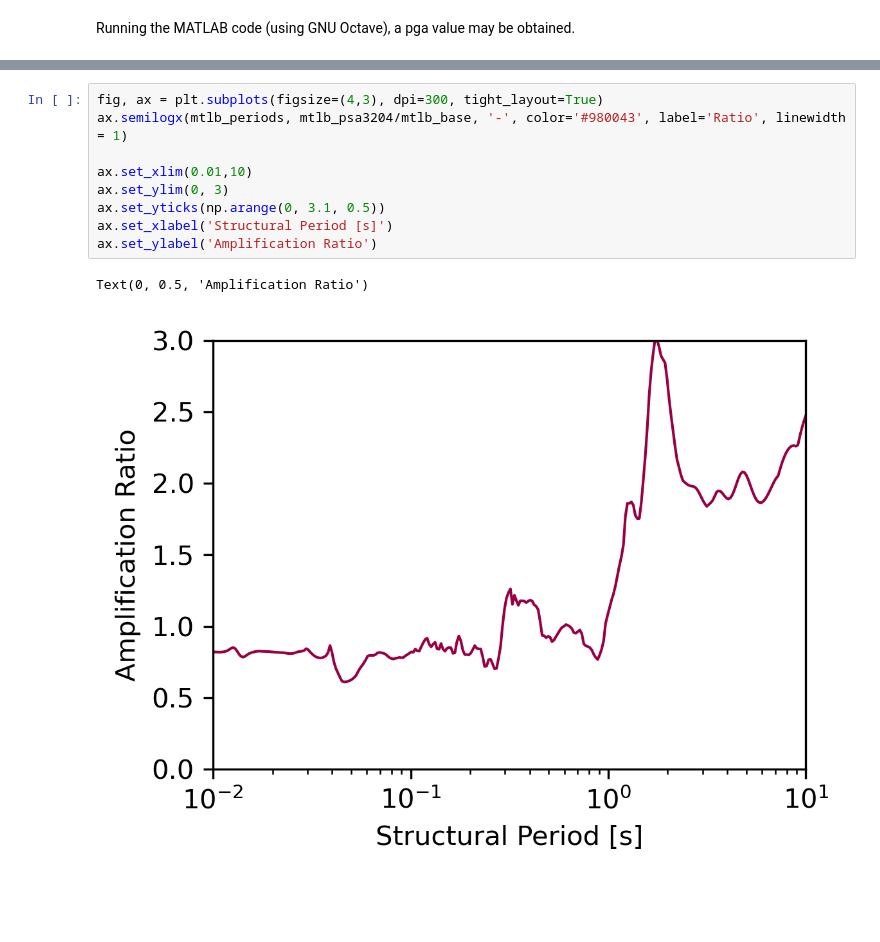
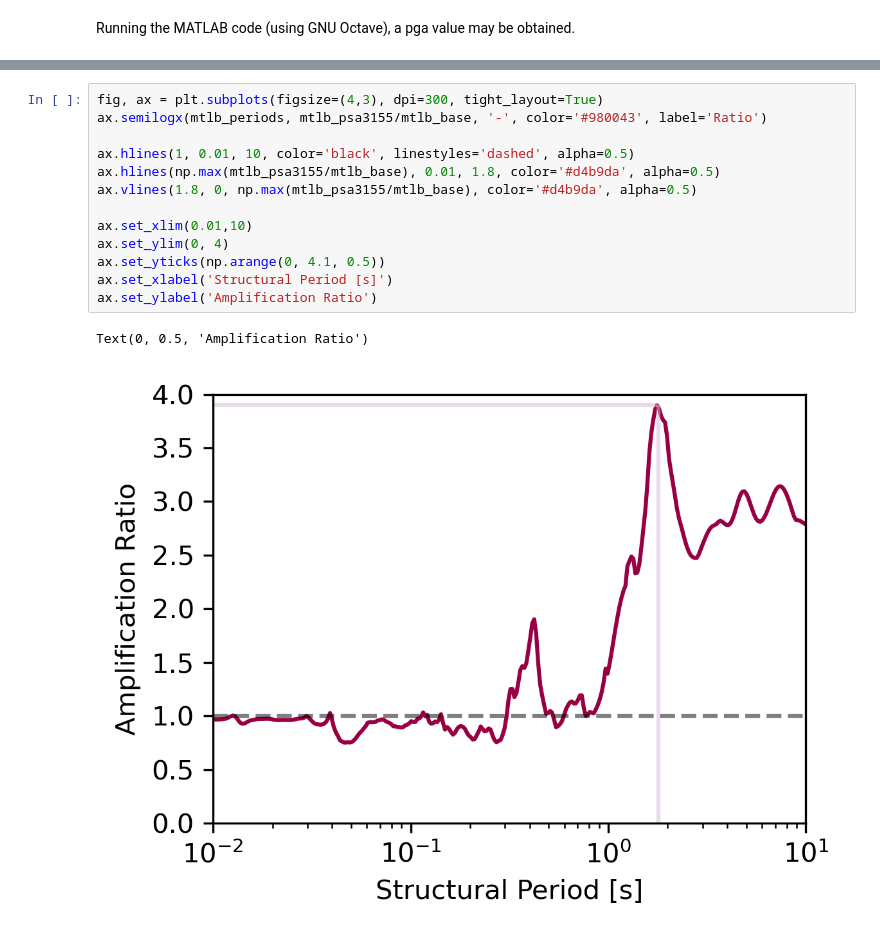
Before and after one commit to bKeungAuyeung/CE543-HW4, a Jupyter notebook: bAuyeung_HW4-code_CE543.ipynb, the cells around one changed output, grey strips where cells are left out. Cells and saved outputs as stored; diff of their text form; blank space fills up the shorter version.

Commit message:
Completed calculations and figure generation. Need to complete text submission

```diff
--- a/bAuyeung_HW4-code_CE543.ipynb
+++ b/bAuyeung_HW4-code_CE543.ipynb
@@ -207,13 +207,17 @@ ax.legend(frameon=False, loc='best', fontsize=7)
 ![image.png](attachment:image.png)
 # %%
 fig, ax = plt.subplots(figsize=(4,3), dpi=300, tight_layout=True)
-ax.semilogx(mtlb_periods, mtlb_psa3204/mtlb_base, '-', color='#980043', label='Ratio', linewidth = 1)
+ax.semilogx(mtlb_periods, mtlb_psa3155/mtlb_base, '-', color='#980043', label='Ratio')
+
+ax.hlines(1, 0.01, 10, color='black', linestyles='dashed', alpha=0.5)
+ax.hlines(np.max(mtlb_psa3155/mtlb_base), 0.01, 1.8, color='#d4b9da', alpha=0.5)
+ax.vlines(1.8, 0, np.max(mtlb_psa3155/mtlb_base), color='#d4b9da', alpha=0.5)
 
 ax.set_xlim(0.01,10)
-ax.set_ylim(0, 3)
-ax.set_yticks(np.arange(0, 3.1, 0.5))
+ax.set_ylim(0, 4)
+ax.set_yticks(np.arange(0, 4.1, 0.5))
 ax.set_xlabel('Structural Period [s]')
 ax.set_ylabel('Amplification Ratio')
 # %% [output]
 Text(0, 0.5, 'Amplification Ratio')
-[figure, old version]
+[figure, new version]
```
Also changed, not shown: parts of 1 cell of this notebook.
